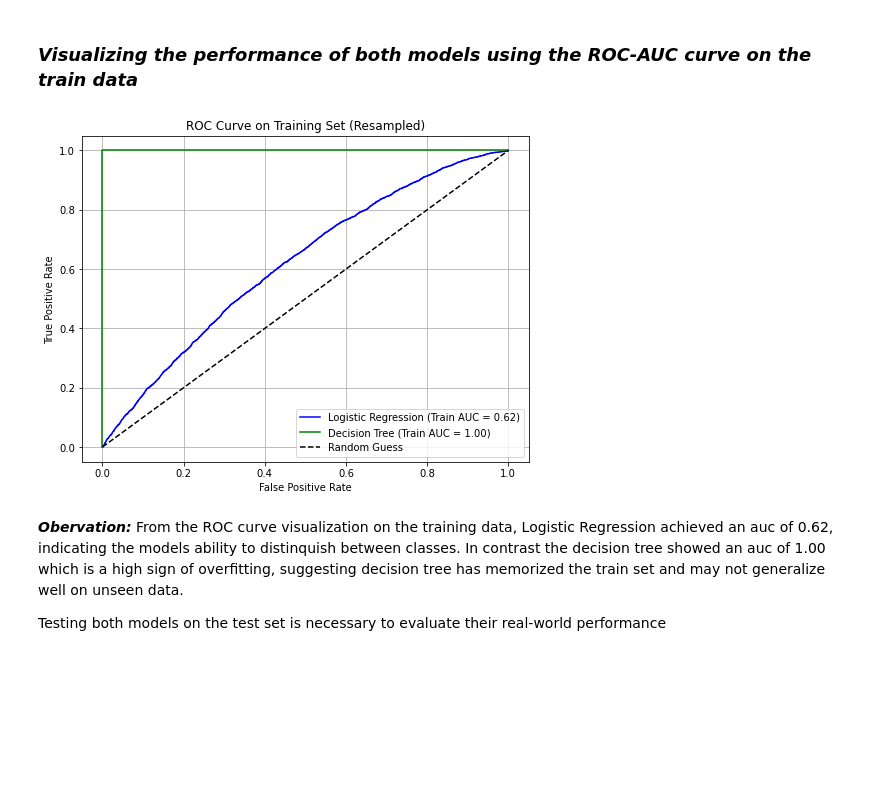
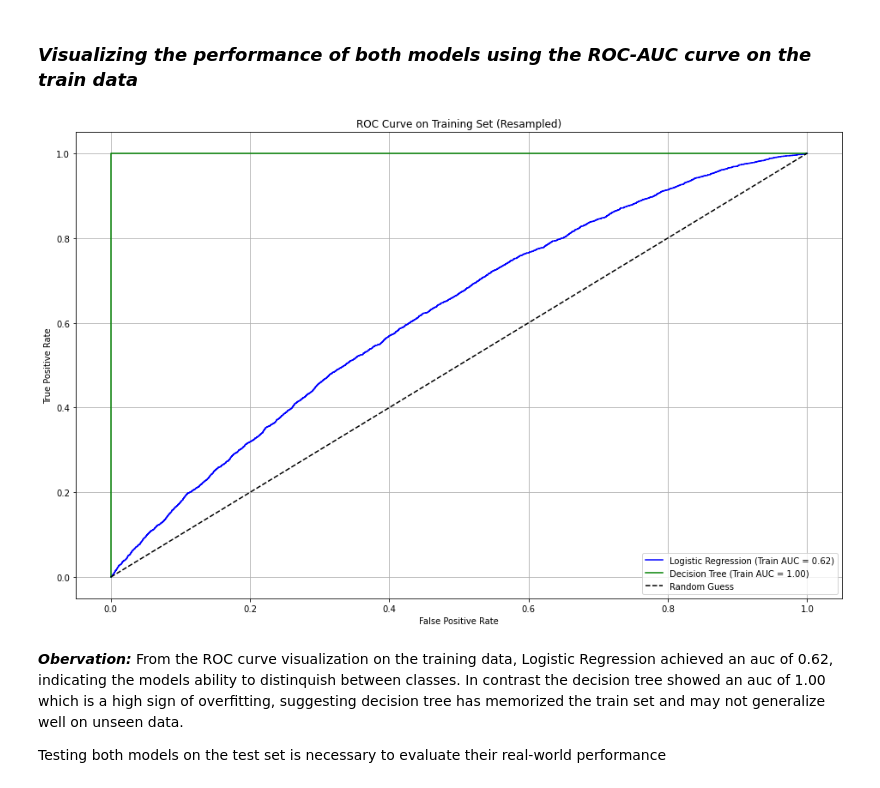
Before and after one commit to Calistus-design/Car_Insurance_Claim_Prediction, a Jupyter notebook: Index.ipynb, the cells around one changed output. Drawn from its saved outputs; the diff is of its cells as text; code cells hidden in the pictures; blank space fills up the shorter version.

```diff
--- a/Index.ipynb
+++ b/Index.ipynb
@@ -758,35 +806,35 @@ log_reg.fit(X_train, y_train)
 decision_tree.fit(X_train, y_train)
 
 #call predict_proba
 log_reg_train_probs = log_reg.predict_proba(X_train)[:, 1]
 tree_train_probs = decision_tree.predict_proba(X_train)[:, 1]
 
 #Predict on train
 log_reg_train_probs = log_reg.predict_proba(X_train)[:, 1]
 tree_train_probs = decision_tree.predict_proba(X_train)[:, 1]
 
 #ROC curve
 fpr_log_train, tpr_log_train, _ = roc_curve(y_train, log_reg_train_probs)
 fpr_tree_train, tpr_tree_train, _ = roc_curve(y_train, tree_train_probs)
 
 # calculate AUC score
 auc_log_train = auc(fpr_log_train, tpr_log_train)
 auc_tree_train = auc(fpr_tree_train, tpr_tree_train)
 
 #Plot
-plt.figure(figsize=(8, 6))
+plt.figure(figsize=(16, 10))
 plt.plot(fpr_log_train, tpr_log_train, label=f'Logistic Regression (Train AUC = {auc_log_train:.2f})', color='blue')
 plt.plot(fpr_tree_train, tpr_tree_train, label=f'Decision Tree (Train AUC = {auc_tree_train:.2f})', color='green')
 plt.plot([0, 1], [0, 1], 'k--', label='Random Guess')
 
 plt.title('ROC Curve on Training Set (Resampled)')
 plt.xlabel('False Positive Rate')
 plt.ylabel('True Positive Rate')
 plt.legend(loc='lower right')
 plt.grid(True)
 plt.show()
 # %% [output]
-[figure, old version]
+[figure, new version]
 # %% [markdown]
 ***Obervation:*** From the ROC curve visualization on the training data, Logistic Regression achieved an auc of 0.62, indicating the models ability to distinquish between classes. In contrast the decision tree showed an auc of 1.00 which is a high sign of overfitting, suggesting decision tree has memorized  the train set and may not generalize well on unseen data.
 
```
Also changed, not shown: parts of 42 cells of this notebook.
